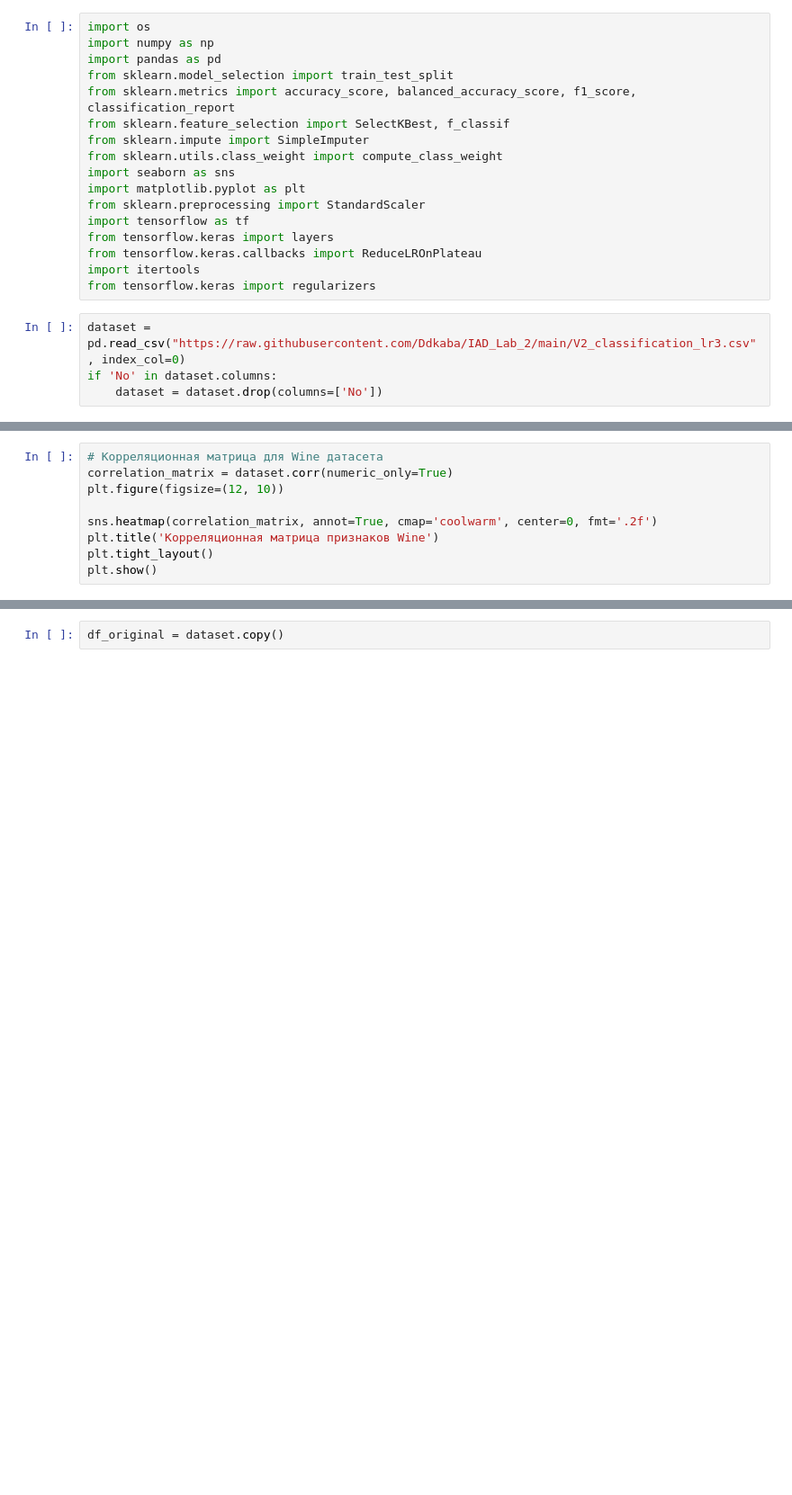
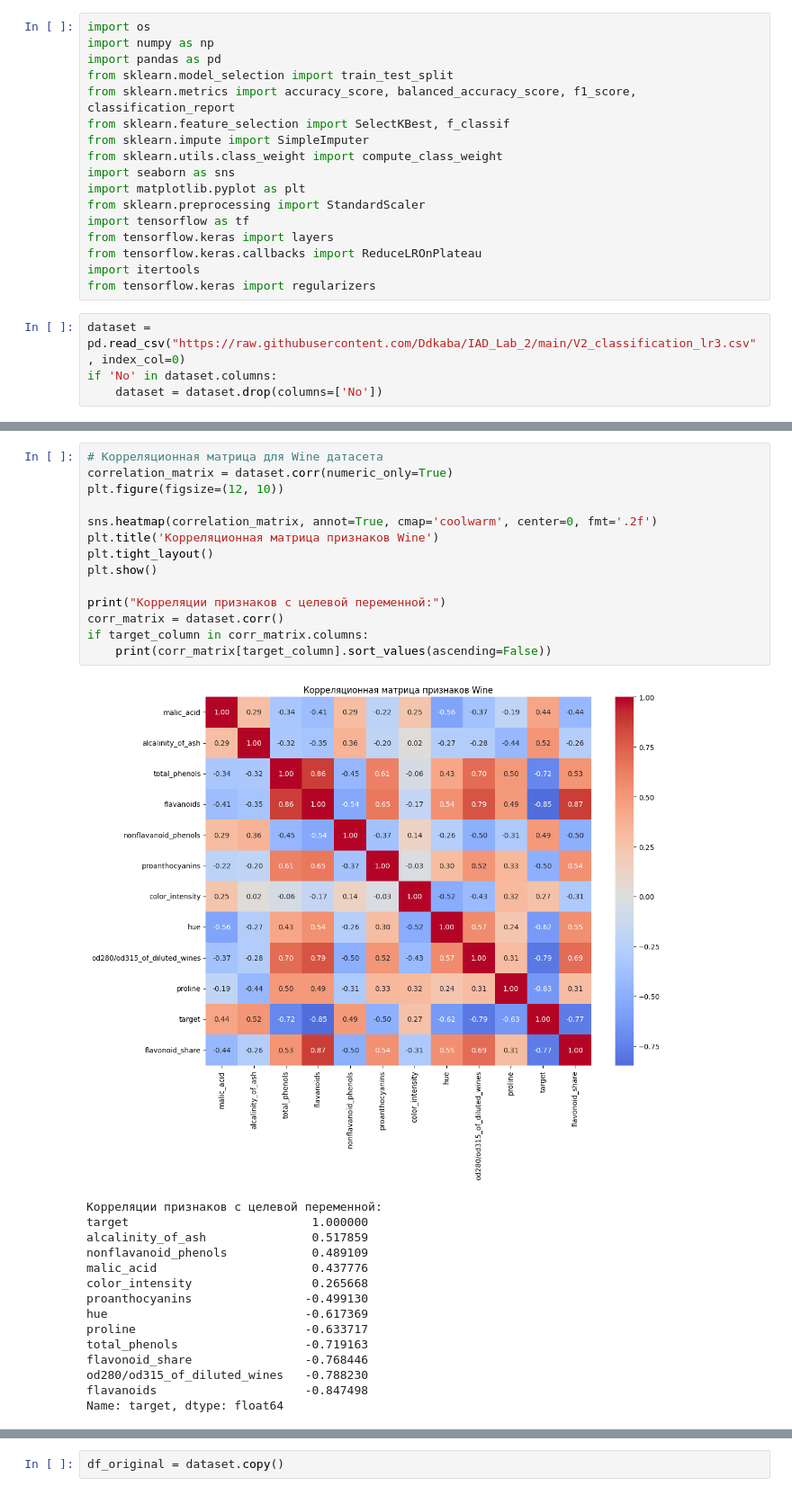
Before and after one commit to Ddkaba/IAD_Lab_2, a Jupyter notebook: IAD_Lab2.ipynb, the cells around one changed output, grey strips where cells are left out. Shown at 90% size. Drawn from its saved outputs; the diff is of its cells as text; blank space fills up the shorter version.

```diff
--- a/IAD_Lab2.ipynb
+++ b/IAD_Lab2.ipynb
@@ -95,9 +103,30 @@ Name: target, dtype: float64
 # %%
 # Корреляционная матрица для Wine датасета
 correlation_matrix = dataset.corr(numeric_only=True)
 plt.figure(figsize=(12, 10))
 
 sns.heatmap(correlation_matrix, annot=True, cmap='coolwarm', center=0, fmt='.2f')
 plt.title('Корреляционная матрица признаков Wine')
 plt.tight_layout()
 plt.show()
+
+print("Корреляции признаков с целевой переменной:")
+corr_matrix = dataset.corr()
+if target_column in corr_matrix.columns:
+    print(corr_matrix[target_column].sort_values(ascending=False))
+# %% [output]
+[figure, added]
+Корреляции признаков с целевой переменной:
+target                          1.000000
+alcalinity_of_ash               0.517859
+nonflavanoid_phenols            0.489109
+malic_acid                      0.437776
+color_intensity                 0.265668
+proanthocyanins                -0.499130
+hue                            -0.617369
+proline                        -0.633717
+total_phenols                  -0.719163
+flavonoid_share                -0.768446
+od280/od315_of_diluted_wines   -0.788230
+flavanoids                     -0.847498
+Name: target, dtype: float64
```
Also changed, not shown: parts of 13 cells of this notebook.
